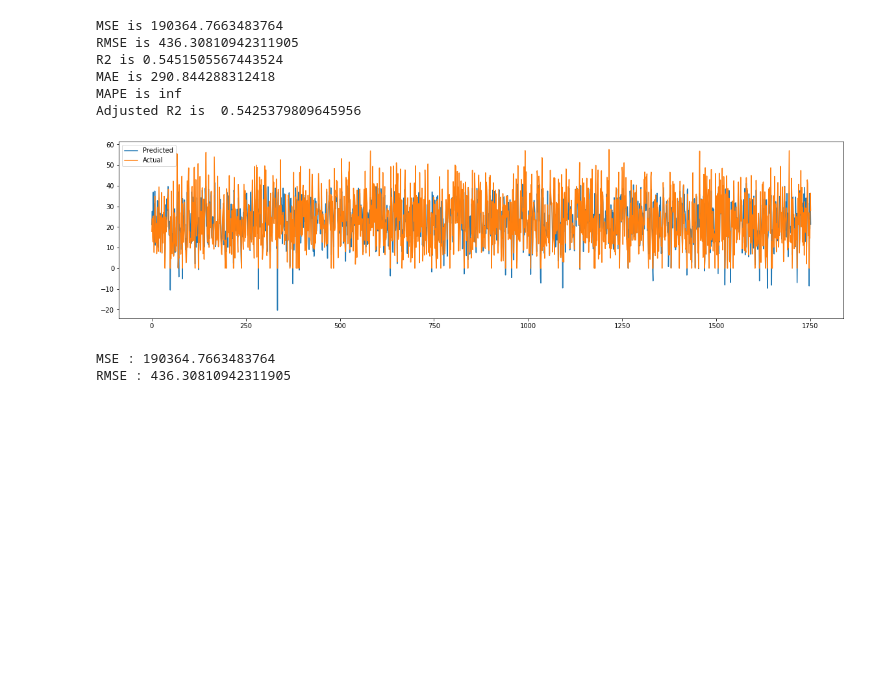
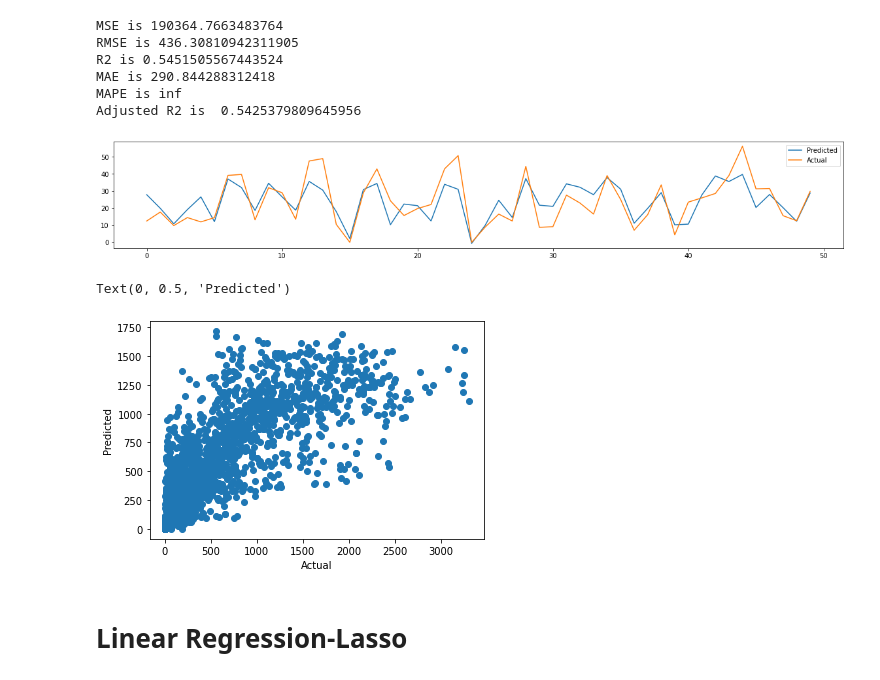
Before and after one commit to rugadamanikanta/seoul-bike-sharing-demand-prediction, a Jupyter notebook: Bike_Sharing_Demand_Prediction_Capstone_Project.ipynb, the cells around one changed output. Saved outputs shown, nothing was run; the diff lists cells and outputs as text; code cells hidden in the pictures; blank space fills up the shorter version.

```diff
--- a/Bike_Sharing_Demand_Prediction_Capstone_Project.ipynb
+++ b/Bike_Sharing_Demand_Prediction_Capstone_Project.ipynb
@@ -554,22 +661,21 @@ MAE is 290.844288312418
 MAPE is inf
 Adjusted R2 is  0.5425379809645956
 # %%
-plt.figure(figsize=(20,5))
-plt.plot((y_test_pred))
+plt.figure(figsize=(20,3))
+plt.plot((y_test_pred[100:150]))
 # plt.plot(np.square(y_test))
-plt.plot(np.array((y_test)))
+
+plt.plot(np.array((y_test[100:150])))
 plt.legend(["Predicted","Actual"])
 plt.show()
 # %% [output]
-[figure, old version]
+[figure, new version]
-# %%
-from sklearn.metrics import mean_squared_error
-
-MSE  = mean_squared_error(np.square(y_test), np.square(y_pred))
-print("MSE :" , MSE)
-
-RMSE = np.sqrt(MSE)
-print("RMSE :" ,RMSE)
-# %% [output]
-MSE : 190364.7663483764
-RMSE : 436.30810942311905
+# %%
+plt.scatter(np.square(y_test),np.square( y_test_pred))
+plt.xlabel('Actual')
+plt.ylabel('Predicted')
+# %% [output]
+Text(0, 0.5, 'Predicted')
+[figure, added]
+# %% [markdown]
+# Linear Regression-Lasso
```
Also changed, not shown: parts of 93 cells of this notebook.
